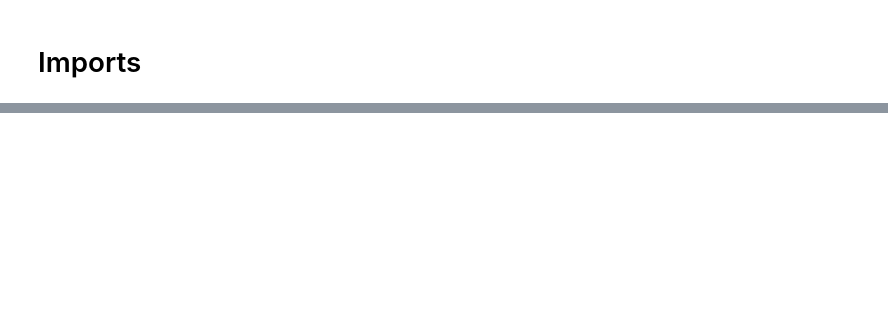
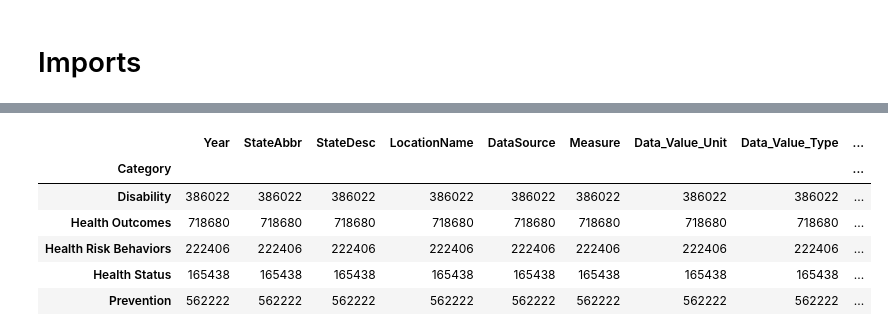
Before and after one commit to derekbeistad/health-and-proximity-to-natural-areas-analysis, a Jupyter notebook: notebook/us_parks_health.ipynb, the cells around one changed output, grey strips where cells are left out. Saved outputs shown, nothing was run; the diff lists cells and outputs as text; code cells hidden in the pictures; blank space fills up the shorter version.

```diff
--- a/notebook/us_parks_health.ipynb
+++ b/notebook/us_parks_health.ipynb
@@ -22,0 +89,10 @@ gpd.read_file("../data/USA_Parks/v10/park_dtl.gdb/")
+# %%
+places_df.groupby('Category').count()
+# %% [output]
+|  | Year | StateAbbr | StateDesc | LocationName | DataSource | Measure | Data_Value_Unit | Data_Value_Type | ... |
+| Category |  |  |  |  |  |  |  |  | ... |
+| Disability | 386022 | 386022 | 386022 | 386022 | 386022 | 386022 | 386022 | 386022 | ... |
+| Health Outcomes | 718680 | 718680 | 718680 | 718680 | 718680 | 718680 | 718680 | 718680 | ... |
+| Health Risk Behaviors | 222406 | 222406 | 222406 | 222406 | 222406 | 222406 | 222406 | 222406 | ... |
+| Health Status | 165438 | 165438 | 165438 | 165438 | 165438 | 165438 | 165438 | 165438 | ... |
+| Prevention | 562222 | 562222 | 562222 | 562222 | 562222 | 562222 | 562222 | 562222 | ... |
```
Also changed, not shown: parts of 34 cells of this notebook, 1 other file.
